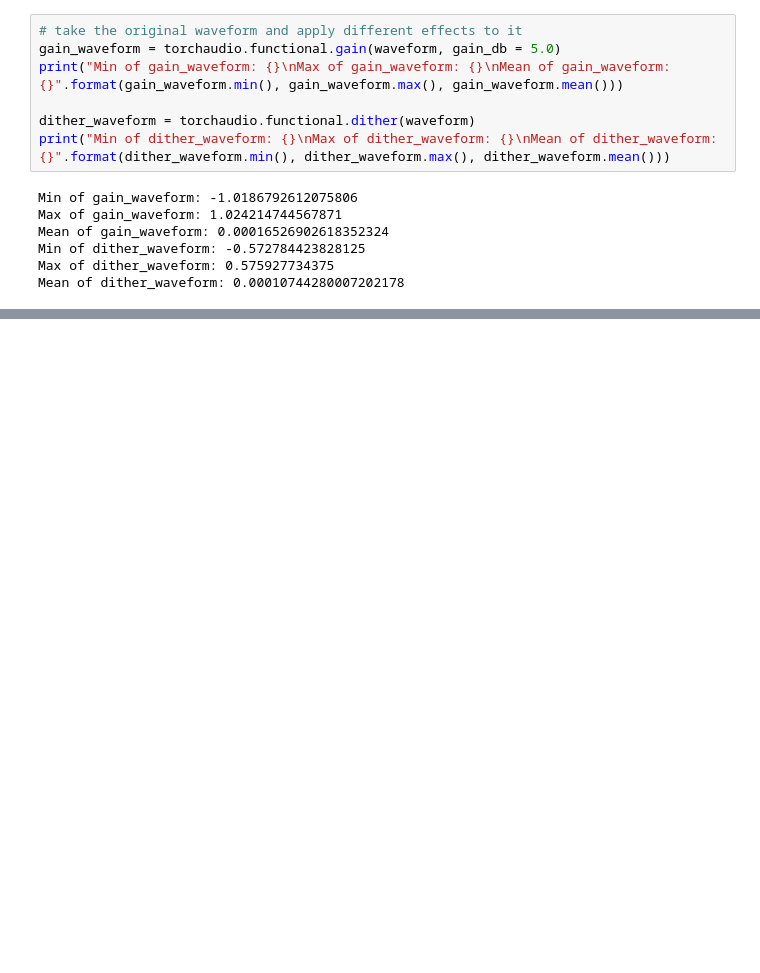
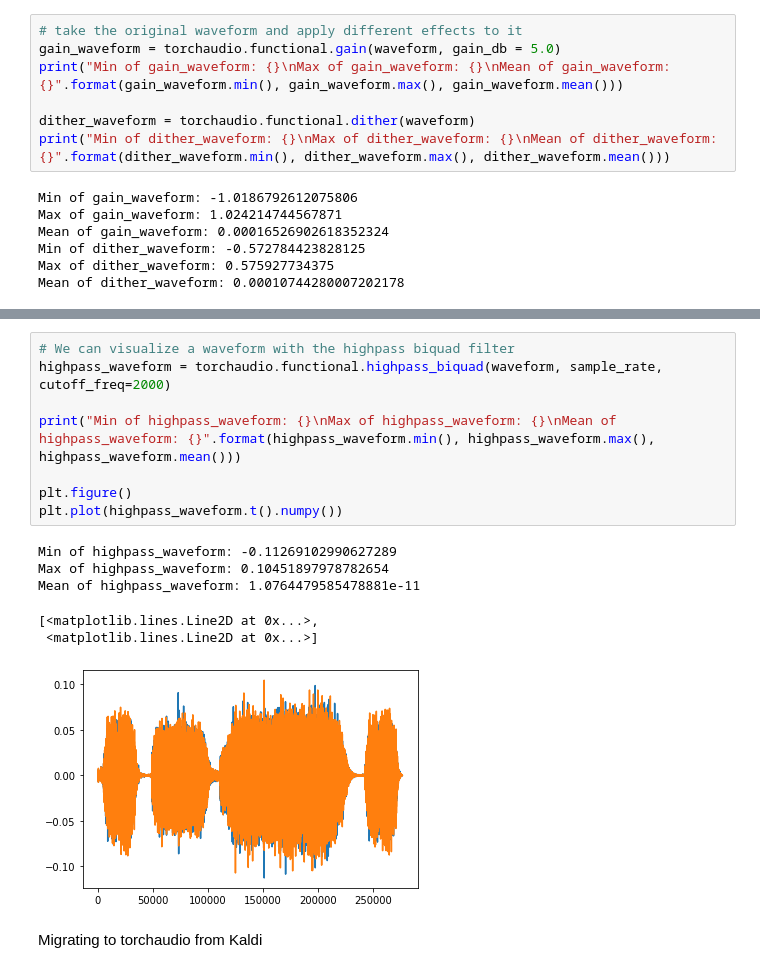
Before and after one commit to markwreinke/OrganStopClassifier, a Jupyter notebook: PytorchAudio.ipynb, the cells around one changed output, grey strips where cells are left out. Saved outputs shown, nothing was run; the diff lists cells and outputs as text; blank space fills up the shorter version.

```diff
--- a/PytorchAudio.ipynb
+++ b/PytorchAudio.ipynb
@@ -198,0 +210,17 @@ Mean of dither_waveform: 0.00010744280007202178
+# %%
+# We can visualize a waveform with the highpass biquad filter
+highpass_waveform = torchaudio.functional.highpass_biquad(waveform, sample_rate, cutoff_freq=2000)
+
+print("Min of highpass_waveform: {}\nMax of highpass_waveform: {}\nMean of highpass_waveform: {}".format(highpass_waveform.min(), highpass_waveform.max(), highpass_waveform.mean()))
+
+plt.figure()
+plt.plot(highpass_waveform.t().numpy())
+# %% [output]
+Min of highpass_waveform: -0.11269102990627289
+Max of highpass_waveform: 0.10451897978782654
+Mean of highpass_waveform: 1.0764479585478881e-11
+[<matplotlib.lines.Line2D at 0x...>,
+ <matplotlib.lines.Line2D at 0x...>]
+[figure, added]
+# %% [markdown]
+Migrating to torchaudio from Kaldi
```
Also changed, not shown: parts of 3 cells of this notebook.
